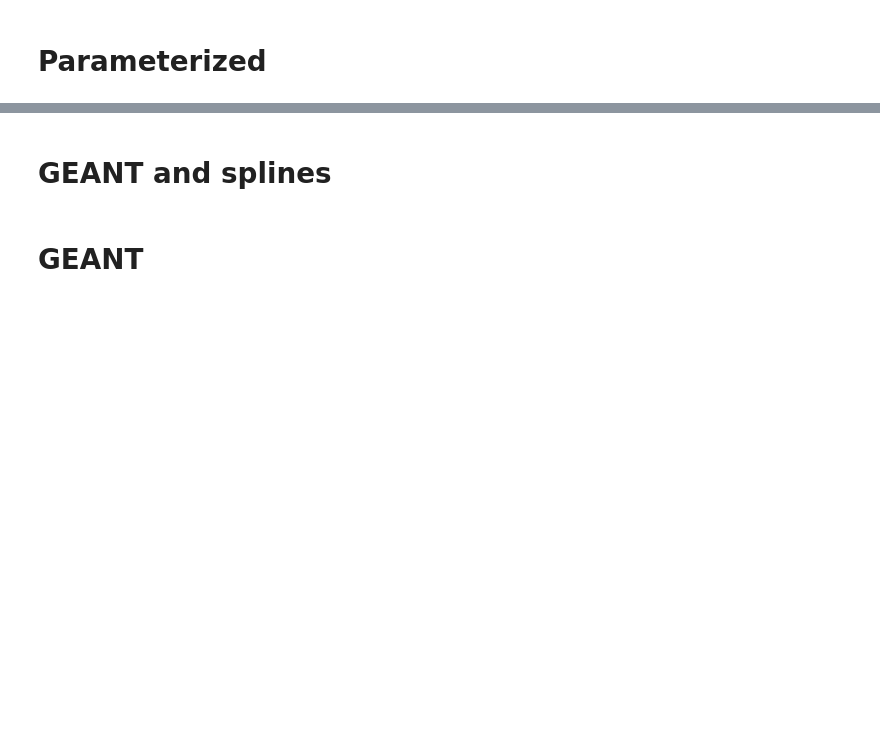
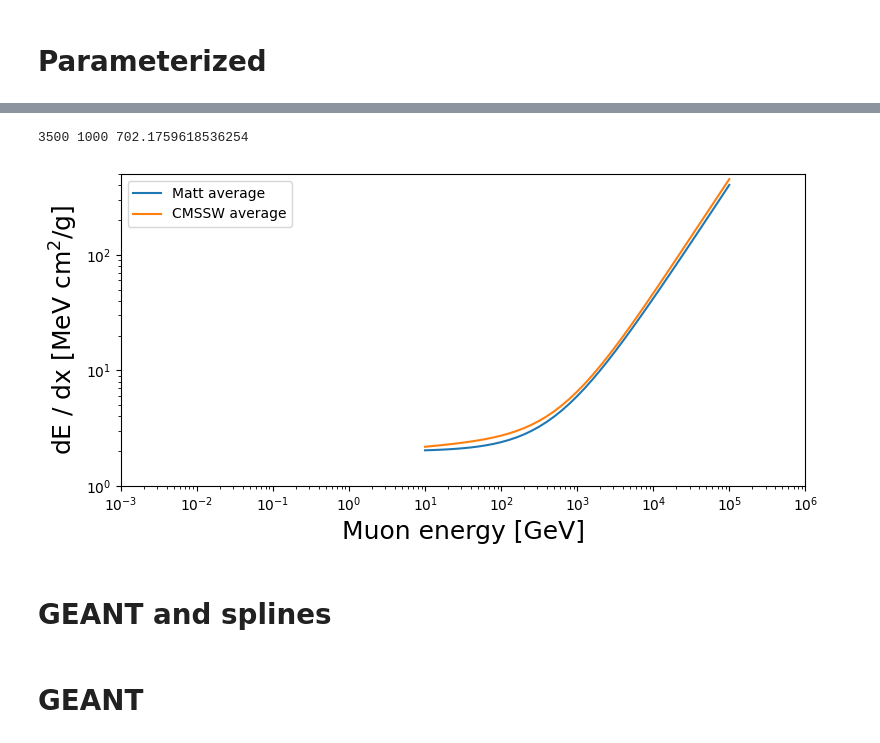
Before and after one commit to mattbellis/EarthShine, a Jupyter notebook: background_and_signal_acceptance_studies/PROTOTYPING_eloss_code.ipynb, the cells around one changed output, grey strips where cells are left out. Cells and saved outputs as stored; diff of their text form; code cells hidden in the pictures; blank space fills up the shorter version.

Commit message:
Added a function to do the energy loss just like CMSSW

```diff
--- a/background_and_signal_acceptance_studies/PROTOTYPING_eloss_code.ipynb
+++ b/background_and_signal_acceptance_studies/PROTOTYPING_eloss_code.ipynb
@@ -382,29 +396,48 @@ print(pin, dist, pout)
+# %%
+pin = 3500 # GeV
+dist = 1000 # m
+pout = eloss_average.propagate_muon_CMSSW(pin, dist)
+print(pin, dist, pout)
+# %% [output]
+3500 1000 702.1759618536254
 # %%
 evals = []
 dE = []
-density_conv = 2.7 # grams per cubic cm
+dE_CMSSW = []
+density_conv = 2.65 # grams per cubic cm
 for e in np.logspace(1,5,41):
     #print(e)
-    pout = eloss_average.propagate_muon(e, 0.01)
+    pout = eloss_average.propagate_muon(e, 0.01, density=density_conv)
     dE.append((e-pout)*1000 / density_conv) # Convert GeV to MeV for comparison
+
+    pout = eloss_average.propagate_muon_CMSSW(e, 0.01, density=density_conv)
+    dE_CMSSW.append((e-pout)*1000 / density_conv) # Convert GeV to MeV for comparison
+
+
     evals.append(e)
 
 plt.figure(figsize=(8,4))
-plt.plot(evals, dE)
-plt.xlabel('Muon energy GeV', fontsize=18)
+plt.plot(evals, dE, label='Matt average')
+plt.plot(evals, dE_CMSSW, label='CMSSW average')
+
+plt.xlabel('Muon energy [GeV]', fontsize=18)
 #plt.ylabel('dE / dx [MeV/cm]')
 plt.ylabel(r'dE / dx [MeV cm$^2$/g]', fontsize=18)
 
 plt.xscale('log')
 plt.yscale('log')
 
 #plt.ylim(1)
 plt.xlim(0.001, 1e6)
 plt.ylim(1, 500)
 
+plt.legend()
+
 plt.tight_layout()
 #plt.savefig('average_eloss_for_comparison_to_PDG.png')
 plt.savefig('average_eloss_for_comparison_to_PDG_ZOOM_OUT.png')
+# %% [output]
+[figure, added]
 # %% [markdown]
 # GEANT and splines
 # %%
```
Also changed, not shown: parts of 3 cells of this notebook, 2 other files.
